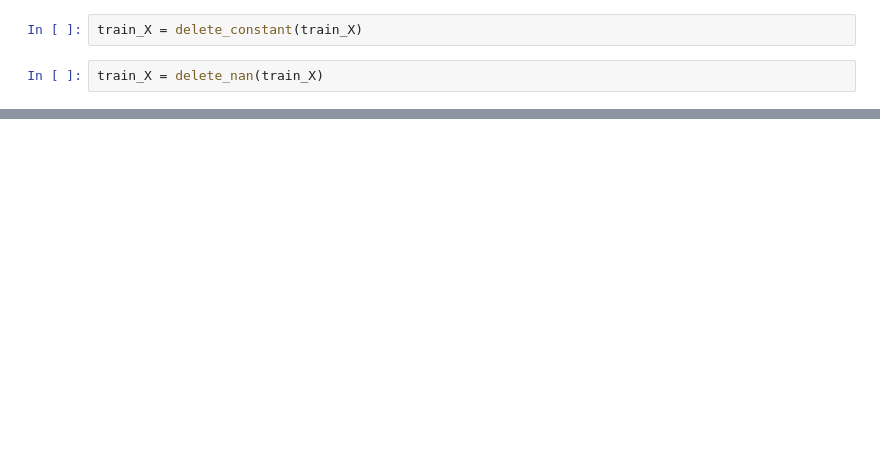
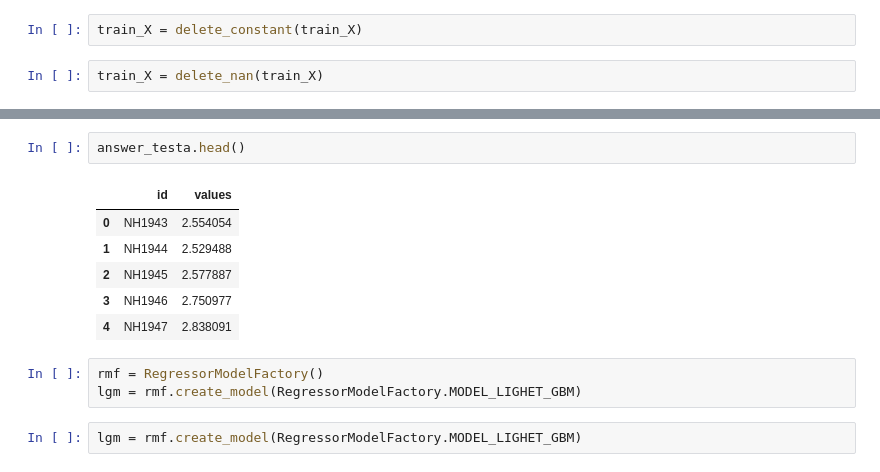
Before and after one commit to koibiki/ai-factory, a Jupyter notebook: Untitled2.ipynb, the cells around one changed output, grey strips where cells are left out. Cells and saved outputs as stored; diff of their text form; blank space fills up the shorter version.

```diff
--- a/Untitled2.ipynb
+++ b/Untitled2.ipynb
@@ -139,0 +130,14 @@ new_sta.sort_values(by='nan')
+# %%
+answer_testa.head()
+# %% [output]
+|  | id | values |
+| 0 | NH1943 | 2.554054 |
+| 1 | NH1944 | 2.529488 |
+| 2 | NH1945 | 2.577887 |
+| 3 | NH1946 | 2.750977 |
+| 4 | NH1947 | 2.838091 |
+# %%
+rmf = RegressorModelFactory()
+lgm = rmf.create_model(RegressorModelFactory.MODEL_LIGHET_GBM)
+# %%
+lgm = rmf.create_model(RegressorModelFactory.MODEL_LIGHET_GBM)
```
Also changed, not shown: parts of 47 cells of this notebook, 20 other files.
